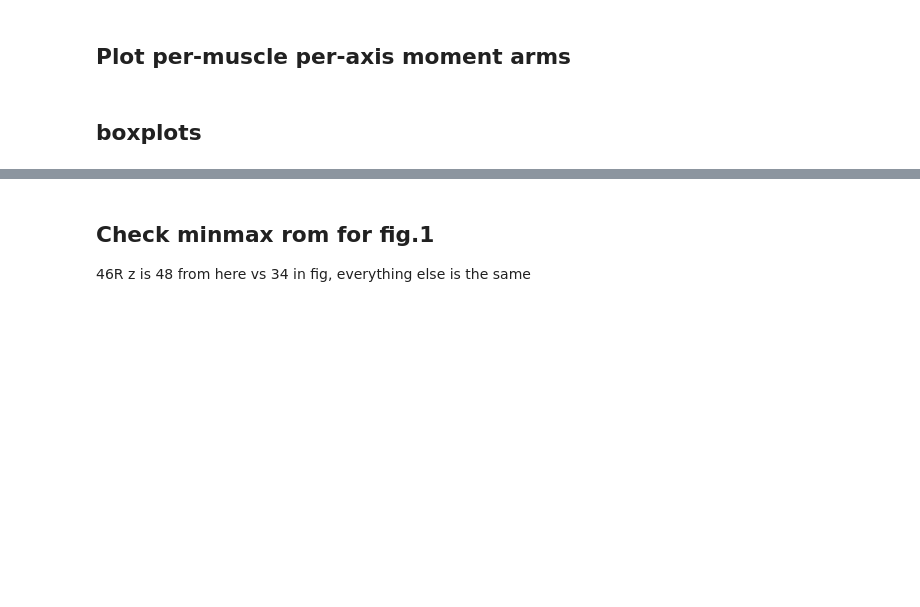
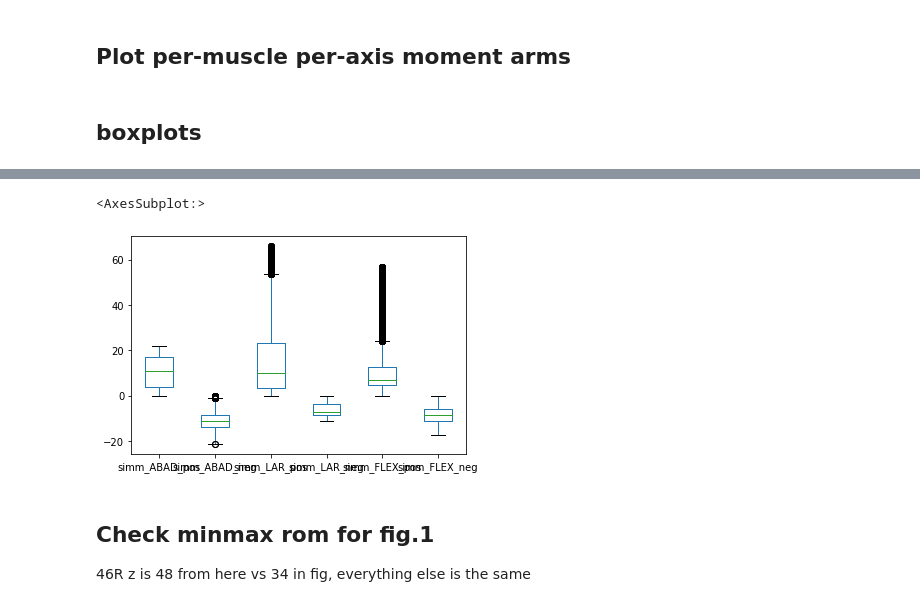
Before and after one commit to popscallion/possumpolish, a Jupyter notebook: Echidna3DPlots.ipynb, the cells around one changed output, grey strips where cells are left out. Saved outputs shown, nothing was run; the diff lists cells and outputs as text; code cells hidden in the pictures; blank space fills up the shorter version.

Commit message:
add summed boxplots

```diff
--- a/Echidna3DPlots.ipynb
+++ b/Echidna3DPlots.ipynb
@@ -1285,3 +1410,8 @@ for muscle in muscles_to_compare:
+# %%
+simm.boxplot()
+# %% [output]
+<AxesSubplot:>
+[figure, added]
 # %% [markdown]
 ## Check minmax rom for fig.1
 46R z is 48 from here vs 34 in fig, everything else is the same
```
Also changed, not shown: parts of 4 cells of this notebook, 8 other files.
